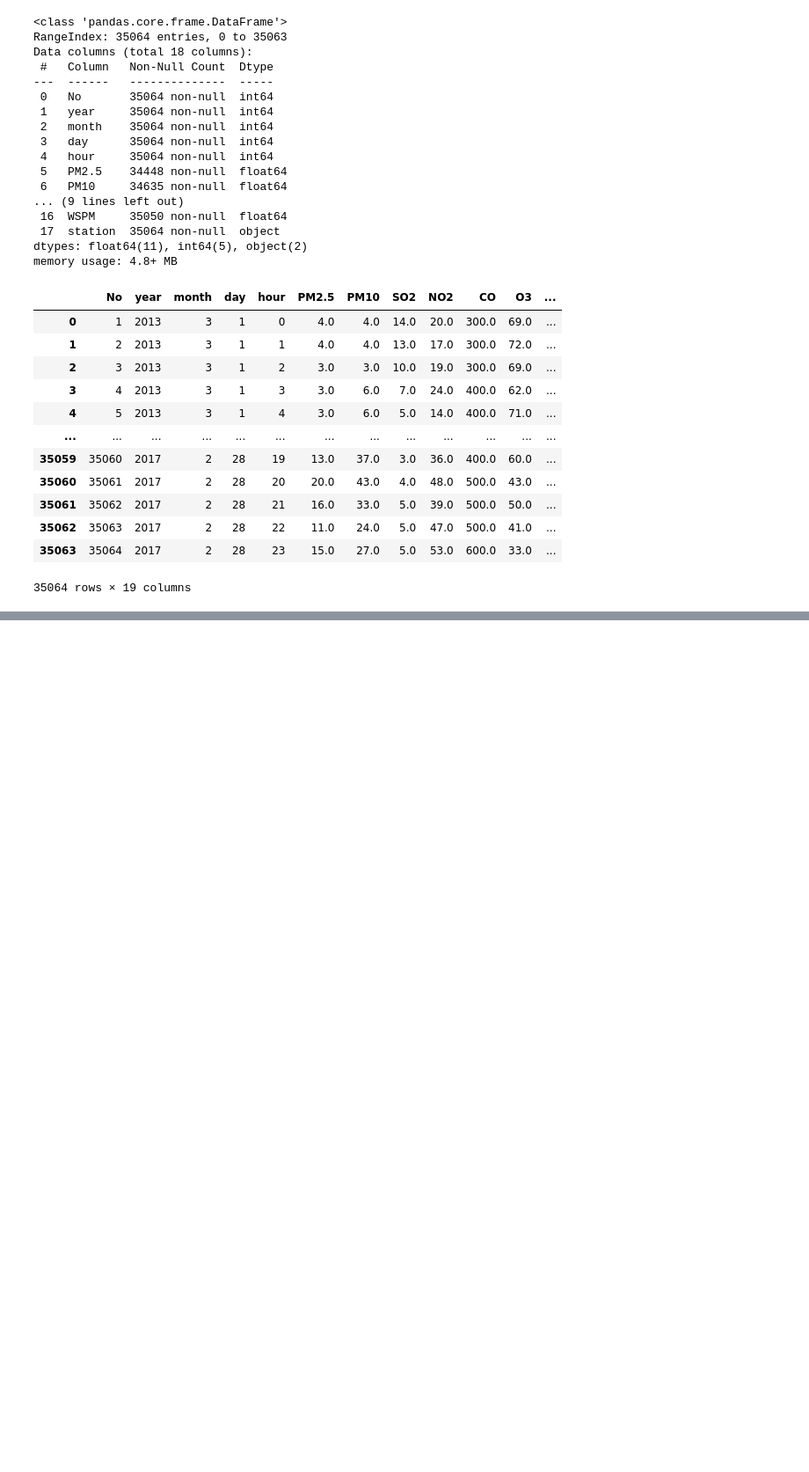
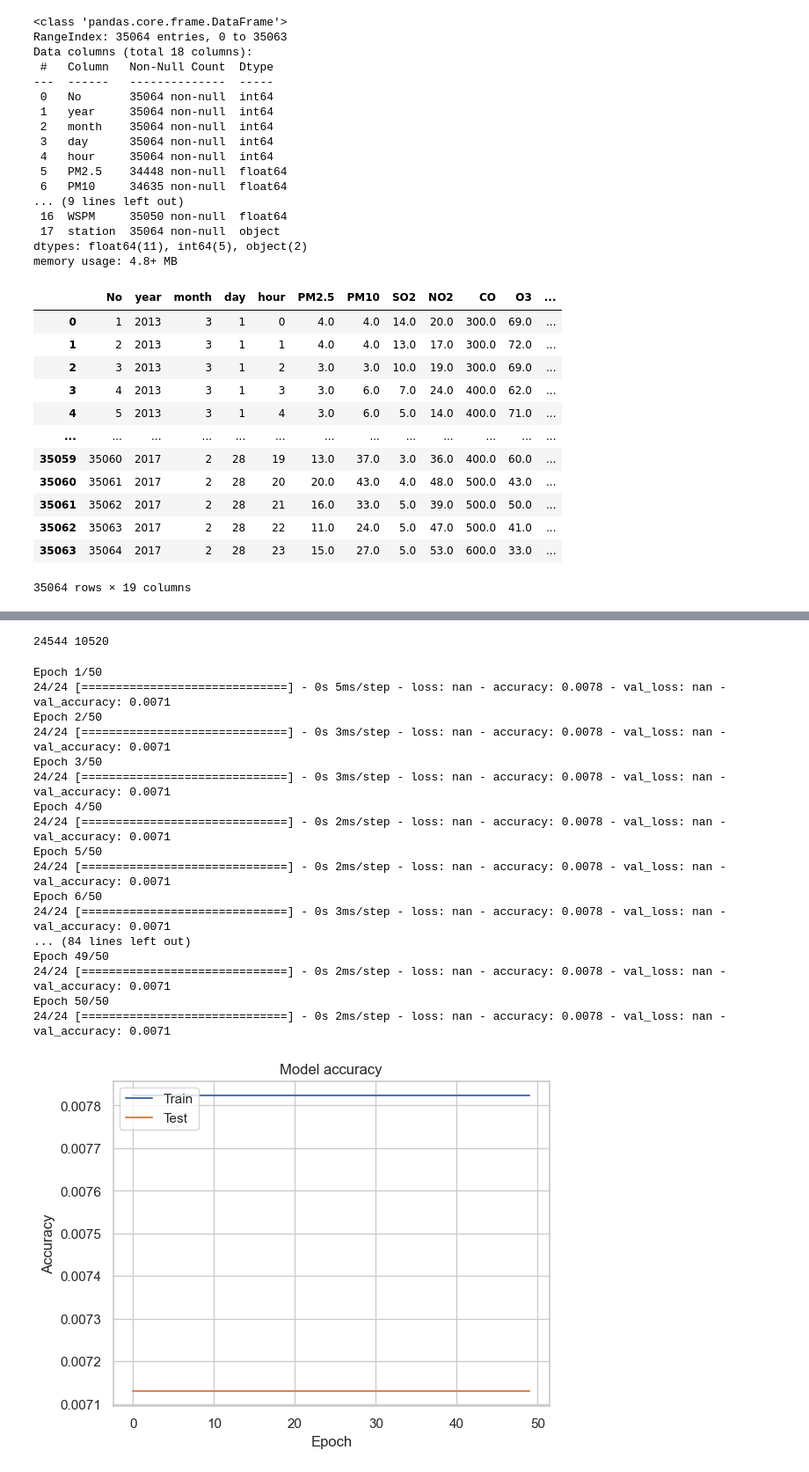
Before and after one commit to Afkerian/Beijing-Multi-Site-Air-Quality-Data-Data-Set, a Jupyter notebook: notebooks/analytics_ML_training.ipynb, the cells around one changed output, grey strips where cells are left out. Shown at 88% size. Drawn from its saved outputs; the diff is of its cells as text; code cells hidden in the pictures; blank space fills up the shorter version.

```diff
--- a/notebooks/analytics_ML_training.ipynb
+++ b/notebooks/analytics_ML_training.ipynb
@@ -217,0 +430,6 @@ df
+# %%
+scaler = MinMaxScaler()
+scaler.fit(X)
+X = scaler.transform(X)
+# %%
+X_train, X_test, y_train, y_test = train_test_split(X,y, random_state=43,test_size=0.3)
@@ -217,0 +452,62 @@ df
+# %%
+print(len(X_train), len(X_test))
+# %% [output]
+24544 10520
+# %%
+from tensorflow.keras.models import Sequential
+from tensorflow.keras.layers import Dense
+
+# Assuming you have 5 classes
+num_classes = 7
+
+# Create model
+ann = Sequential()
+ann.add(Dense(11, activation='relu'))
+ann.add(Dense(6, activation='relu'))
+ann.add(Dense(num_classes, activation='softmax')) # change to 'softmax'
+
+# Compile model
+ann.compile(optimizer='adam', loss='categorical_crossentropy', metrics=['accuracy'])
+# %%
+# Fit the model and store the history
+history = ann.fit(x=X_train, y=y_train_encoded, validation_data=(X_test, y_test_encoded), batch_size=1024, epochs=50, verbose=1)
+
+# Import matplotlib
+import matplotlib.pyplot as plt
+
+# Plot training & validation accuracy values
+plt.plot(history.history['accuracy'])
+plt.plot(history.history['val_accuracy'])
+plt.title('Model accuracy')
+plt.ylabel('Accuracy')
+plt.xlabel('Epoch')
+plt.legend(['Train', 'Test'], loc='upper left')
+plt.show()
+
+# Plot training & validation loss values
+plt.plot(history.history['loss'])
+plt.plot(history.history['val_loss'])
+plt.title('Model loss')
+plt.ylabel('Loss')
+plt.xlabel('Epoch')
+plt.legend(['Train', 'Test'], loc='upper left')
+plt.show()
+# %% [output]
+Epoch 1/50
+24/24 [==============================] - 0s 5ms/step - loss: nan - accuracy: 0.0078 - val_loss: nan - val_accuracy: 0.0071
+Epoch 2/50
+24/24 [==============================] - 0s 3ms/step - loss: nan - accuracy: 0.0078 - val_loss: nan - val_accuracy: 0.0071
+Epoch 3/50
+24/24 [==============================] - 0s 3ms/step - loss: nan - accuracy: 0.0078 - val_loss: nan - val_accuracy: 0.0071
+Epoch 4/50
+24/24 [==============================] - 0s 2ms/step - loss: nan - accuracy: 0.0078 - val_loss: nan - val_accuracy: 0.0071
+Epoch 5/50
+24/24 [==============================] - 0s 2ms/step - loss: nan - accuracy: 0.0078 - val_loss: nan - val_accuracy: 0.0071
+Epoch 6/50
+24/24 [==============================] - 0s 3ms/step - loss: nan - accuracy: 0.0078 - val_loss: nan - val_accuracy: 0.0071
+... (84 lines left out)
+Epoch 49/50
+24/24 [==============================] - 0s 2ms/step - loss: nan - accuracy: 0.0078 - val_loss: nan - val_accuracy: 0.0071
+Epoch 50/50
+24/24 [==============================] - 0s 2ms/step - loss: nan - accuracy: 0.0078 - val_loss: nan - val_accuracy: 0.0071
+[figure, added]
```
Also changed, not shown: parts of 24 cells of this notebook, 2 other files.
